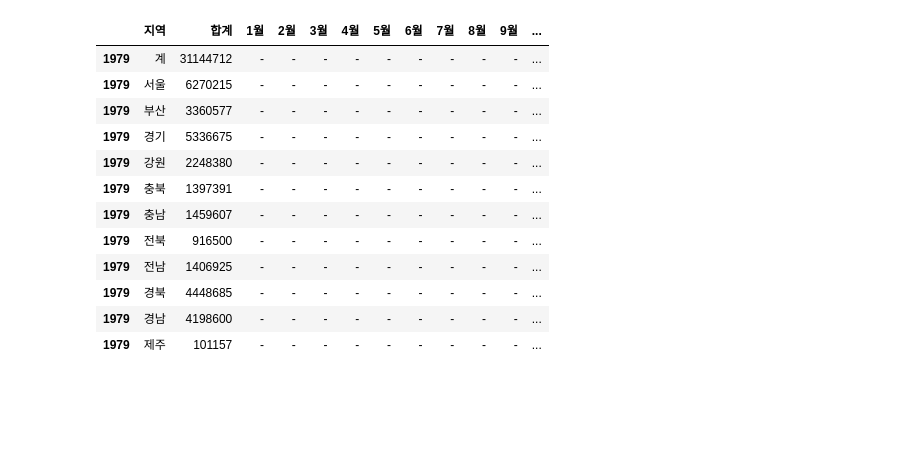
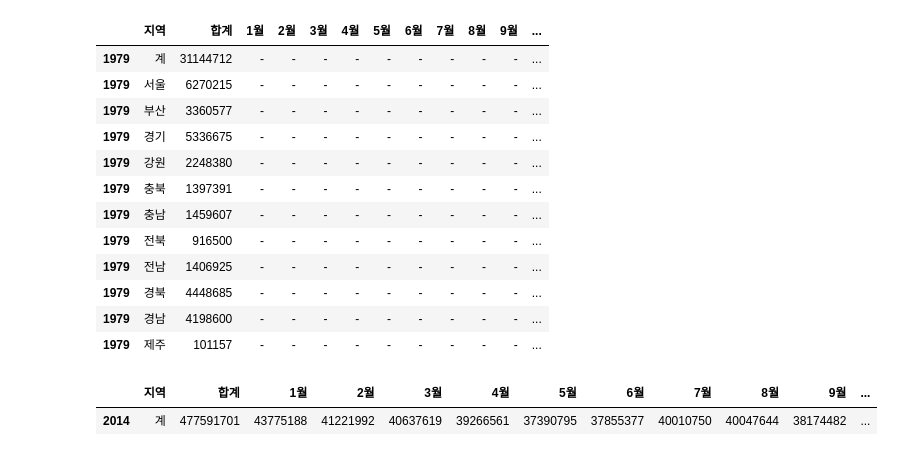
Before and after one commit to SSUUN/kepco_5, a Jupyter notebook: 행정구역별 판매전력량.ipynb, the cells around one changed output. Drawn from its saved outputs; the diff is of its cells as text; code cells hidden in the pictures; blank space fills up the shorter version.

```diff
--- a/행정구역별 판매전력량.ipynb
+++ b/행정구역별 판매전력량.ipynb
@@ -64,4 +65,20 @@ elec.head(12)
 | 1979 | 경남 | 4198600 | - | - | - | - | - | - | - | - | - | ... |
 | 1979 | 제주 | 101157 | - | - | - | - | - | - | - | - | - | ... |
 # %%
-a = elec['지역']=='서울'
+elec_se = elec[elec['지역']=='서울']
+elec_bu = elec[elec['지역']=='부산']
+elec_ge = elec[elec['지역']=='경기']
+elec_ga = elec[elec['지역']=='강원']
+elec_cb = elec[elec['지역']=='충북']
+elec_cn = elec[elec['지역']=='충남']
+elec_jb = elec[elec['지역']=='전북']
+elec_jn = elec[elec['지역']=='전남']
+elec_gb = elec[elec['지역']=='경북']
+elec_gn = elec[elec['지역']=='경남']
+elec_jj = elec[elec['지역']=='제주']
+elec_sum = elec[elec['지역']=='계']
+# %%
+elec_sum[elec_sum.index=='2014']
+# %% [output]
+|  | 지역 | 합계 | 1월 | 2월 | 3월 | 4월 | 5월 | 6월 | 7월 | 8월 | 9월 | ... |
+| 2014 | 계 | 477591701 | 43775188 | 41221992 | 40637619 | 39266561 | 37390795 | 37855377 | 40010750 | 40047644 | 38174482 | ... |
```
Also changed, not shown: parts of 14 cells of this notebook.
